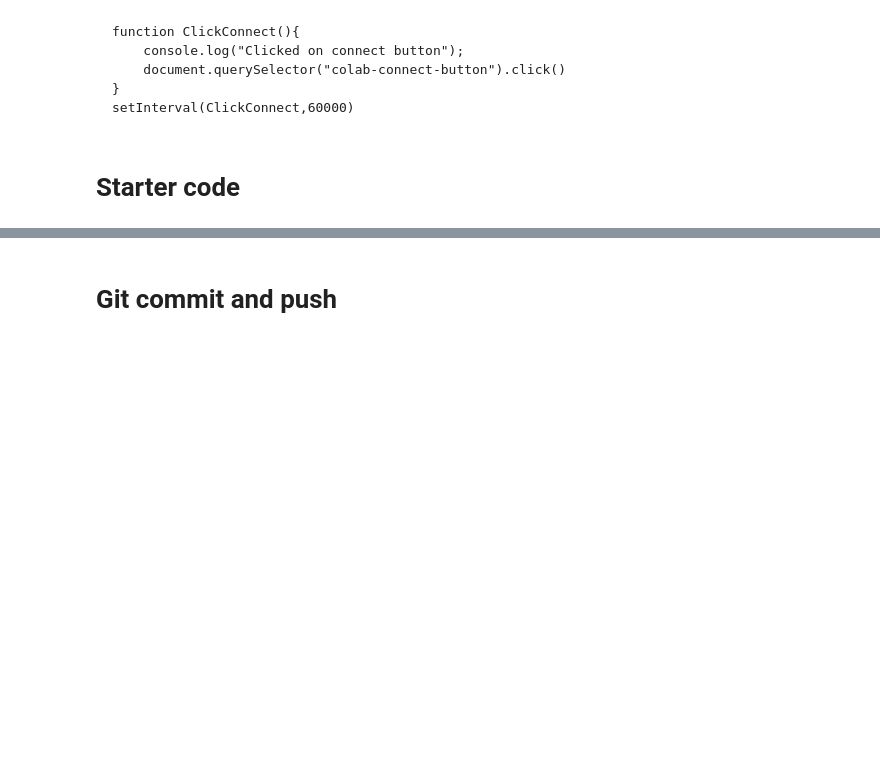
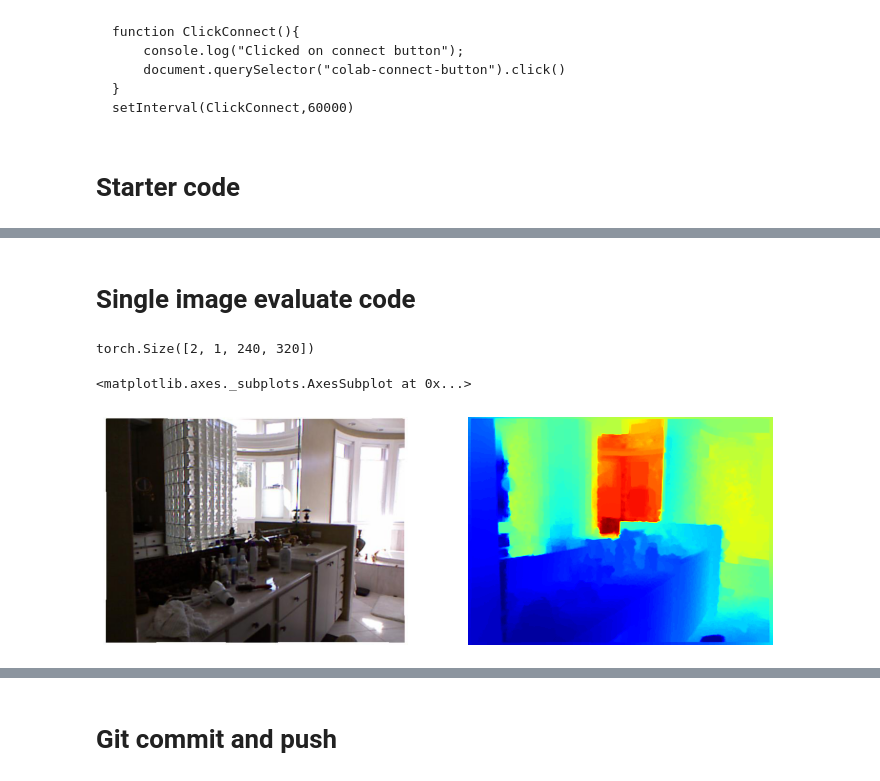
Before and after one commit to ashok-arjun/Monocular-Depth-Estimation, a Jupyter notebook: Depth Estimation.ipynb, the cells around one changed output, grey strips where cells are left out. Saved outputs shown, nothing was run; the diff lists cells and outputs as text; code cells hidden in the pictures; blank space fills up the shorter version.

Commit message:
Added full val set evaluate code, added visualize code

```diff
--- a/Depth Estimation.ipynb
+++ b/Depth Estimation.ipynb
@@ -91,0 +63,19 @@ import wandb
+# %%
+# do not click this cell again
+
+from model.net import DenseDepth
+from model.dataloader import DataLoaders
+from utils import *
+from evaluate import *
+
+dataloaders = DataLoaders('nyu_data.zip')
+# %%
+checkpoint_file = 'epoch_13.pth.tar'
+
+wandb.init(id="kaggle_script_test_5", project="depth_estimation", resume='allow') # we will not watching the model for now
+device = torch.device('cuda') if torch.cuda.is_available() else torch.device('cpu')
+model = DenseDepth(); model = model.to(device)
+print('Loading checkpoint from cloud storage:',checkpoint_file)
+load_checkpoint(wandb.restore(checkpoint_file).name, model)
+print('Loaded checkpoint from cloud storage:',checkpoint_file)
+test_metrics_collection = []
@@ -91,0 +104,15 @@ import wandb
+# %% [markdown]
+# Single image evaluate code
+# %%
+# run the previous cells before running this cell (model loading, dataloader, config)
+batch_size = 2
+test_images, test_depths, test_preds, test_loss, test_metrics = evaluate(model, dataloaders.get_val_dataloader, batch_size)
+# %%
+test_preds.shape
+# %% [output]
+torch.Size([2, 1, 240, 320])
+# %%
+plot_sample_tensor(test_images[0], test_depths[0])
+# %% [output]
+<matplotlib.axes._subplots.AxesSubplot at 0x...>
+[figure, added]
```
Also changed, not shown: parts of 18 cells of this notebook, 3 other files.
